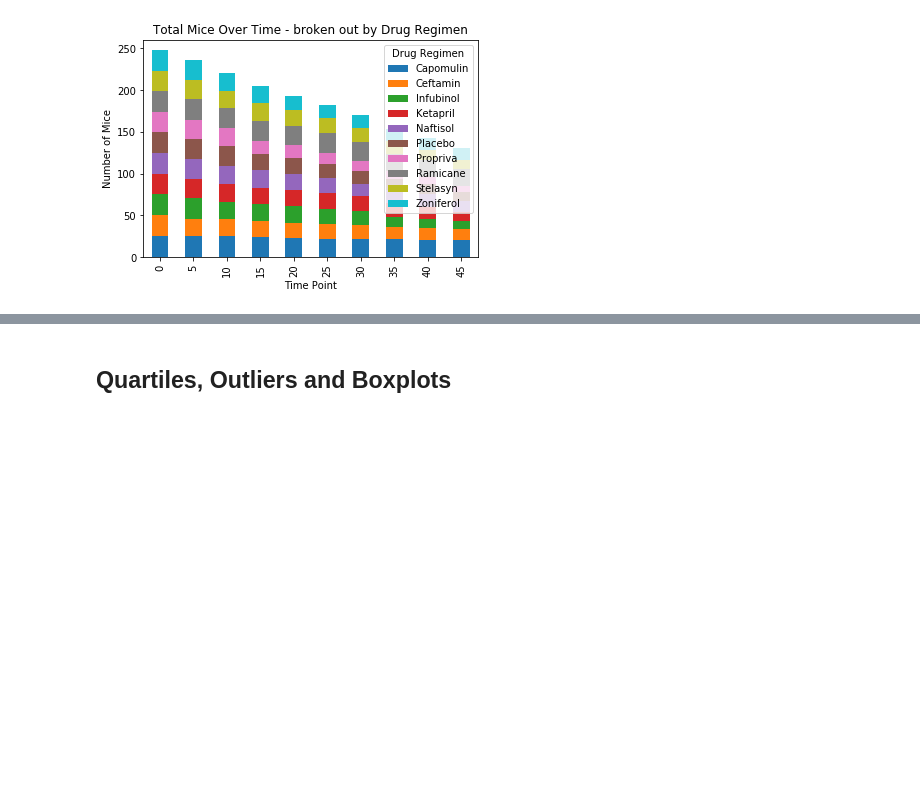
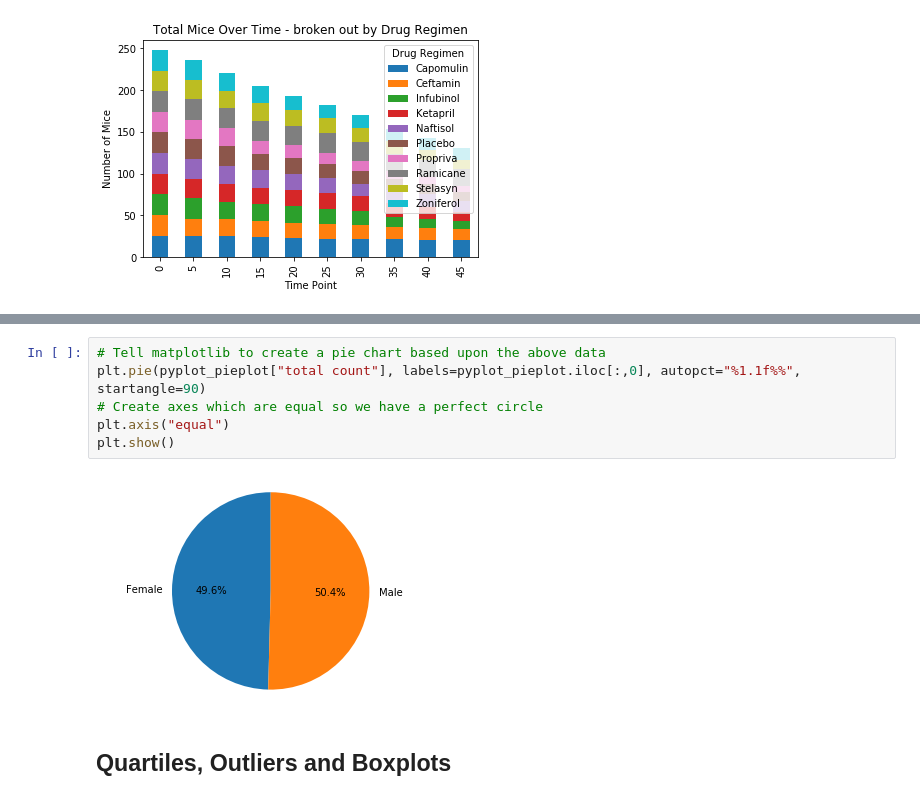
Before and after one commit to george-simon/matplotlib---challenge, a Jupyter notebook: Pymaceuticals/pymaceuticals_starter.ipynb, the cells around one changed output, grey strips where cells are left out. Drawn from its saved outputs; the diff is of its cells as text; blank space fills up the shorter version.

```diff
--- a/Pymaceuticals/pymaceuticals_starter.ipynb
+++ b/Pymaceuticals/pymaceuticals_starter.ipynb
@@ -204,3 +220,11 @@ x_tick = plt.xticks(tick_locations, pyplot_bar_data["Drug Regimen"], rotation="v
+# %%
+# Tell matplotlib to create a pie chart based upon the above data
+plt.pie(pyplot_pieplot["total count"], labels=pyplot_pieplot.iloc[:,0], autopct="%1.1f%%", startangle=90)
+# Create axes which are equal so we have a perfect circle
+plt.axis("equal")
+plt.show()
+# %% [output]
+[figure, added]
 # %% [markdown]
 ## Quartiles, Outliers and Boxplots
 # %%
```
Also changed, not shown: parts of 4 cells of this notebook.
